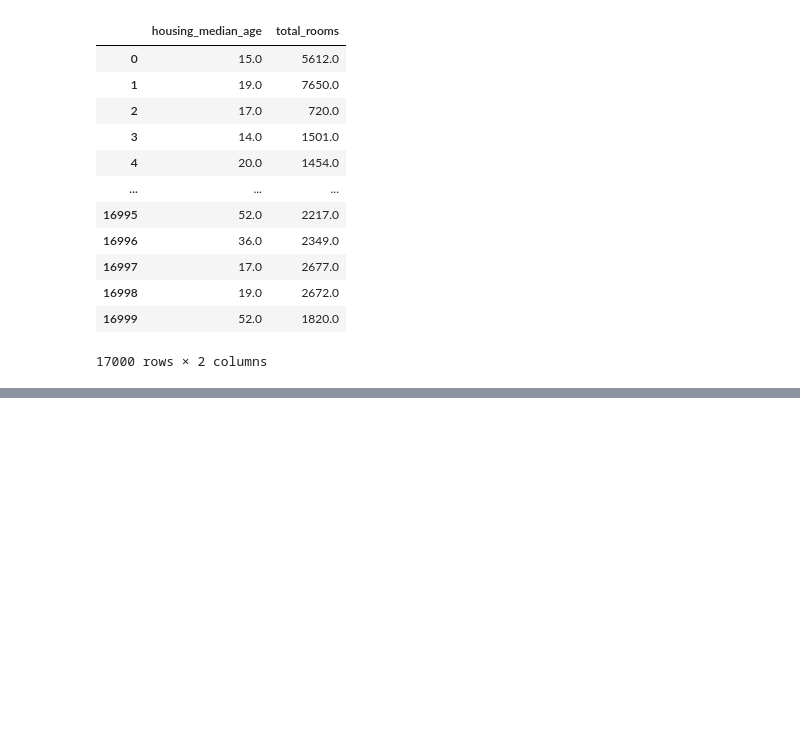
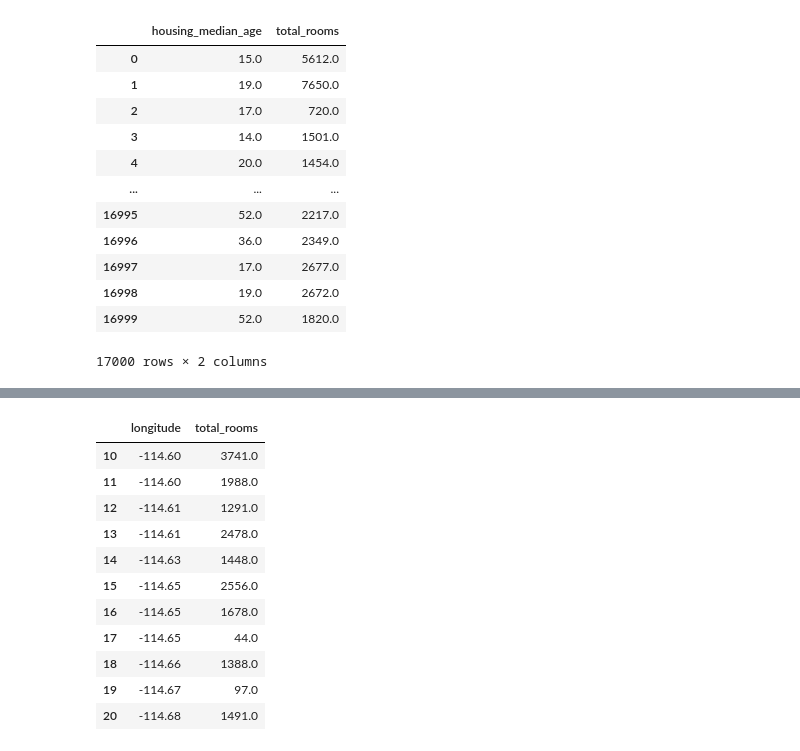
Before and after one commit to thousandoaks/Python4DS101, a Jupyter notebook: Welcome_to_pandas.ipynb, the cells around one changed output, grey strips where cells are left out. Cells and saved outputs as stored; diff of their text form; code cells hidden in the pictures; blank space fills up the shorter version.

```diff
--- a/Welcome_to_pandas.ipynb
+++ b/Welcome_to_pandas.ipynb
@@ -72,0 +177,15 @@ california_housing_dataframe[['housing_median_age','total_rooms']]
+# %%
+california_housing_dataframe.loc[10:20,['longitude','total_rooms']]
+# %% [output]
+|  | longitude | total_rooms |
+| 10 | -114.60 | 3741.0 |
+| 11 | -114.60 | 1988.0 |
+| 12 | -114.61 | 1291.0 |
+| 13 | -114.61 | 2478.0 |
+| 14 | -114.63 | 1448.0 |
+| 15 | -114.65 | 2556.0 |
+| 16 | -114.65 | 1678.0 |
+| 17 | -114.65 | 44.0 |
+| 18 | -114.66 | 1388.0 |
+| 19 | -114.67 | 97.0 |
+| 20 | -114.68 | 1491.0 |
```
Also changed, not shown: parts of 27 cells of this notebook.
